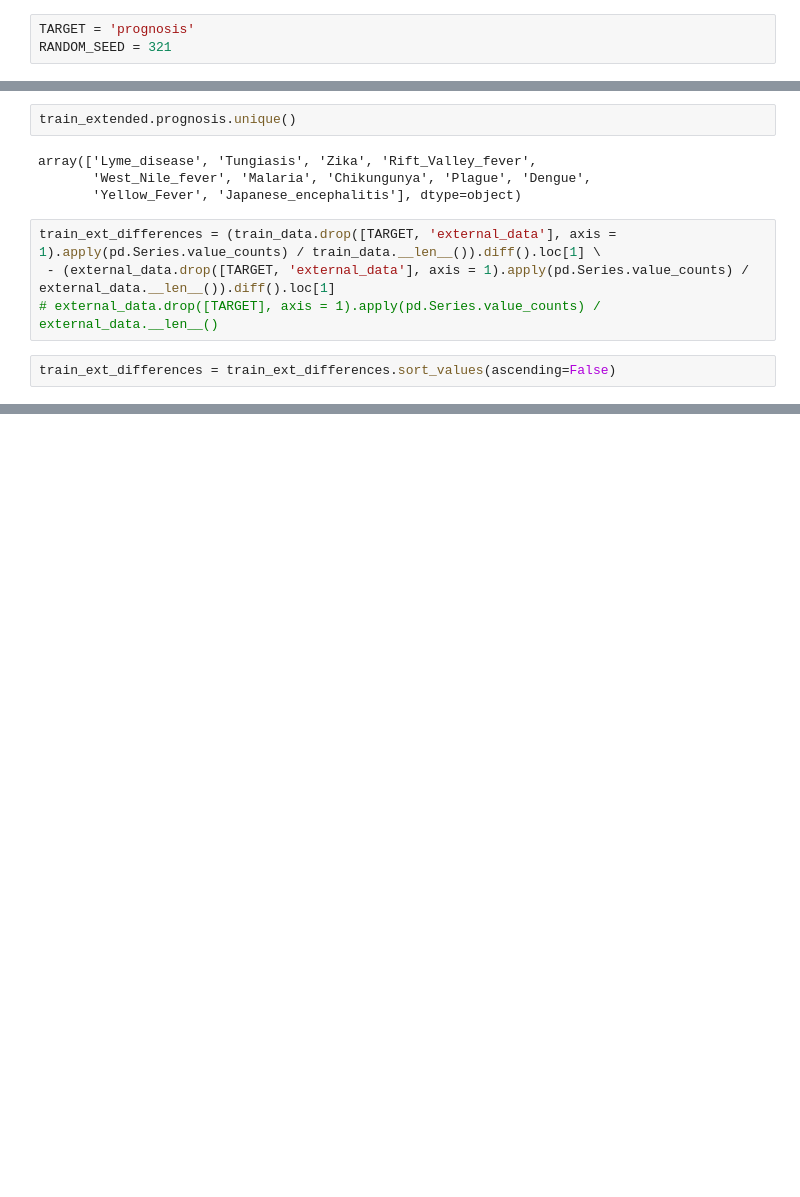
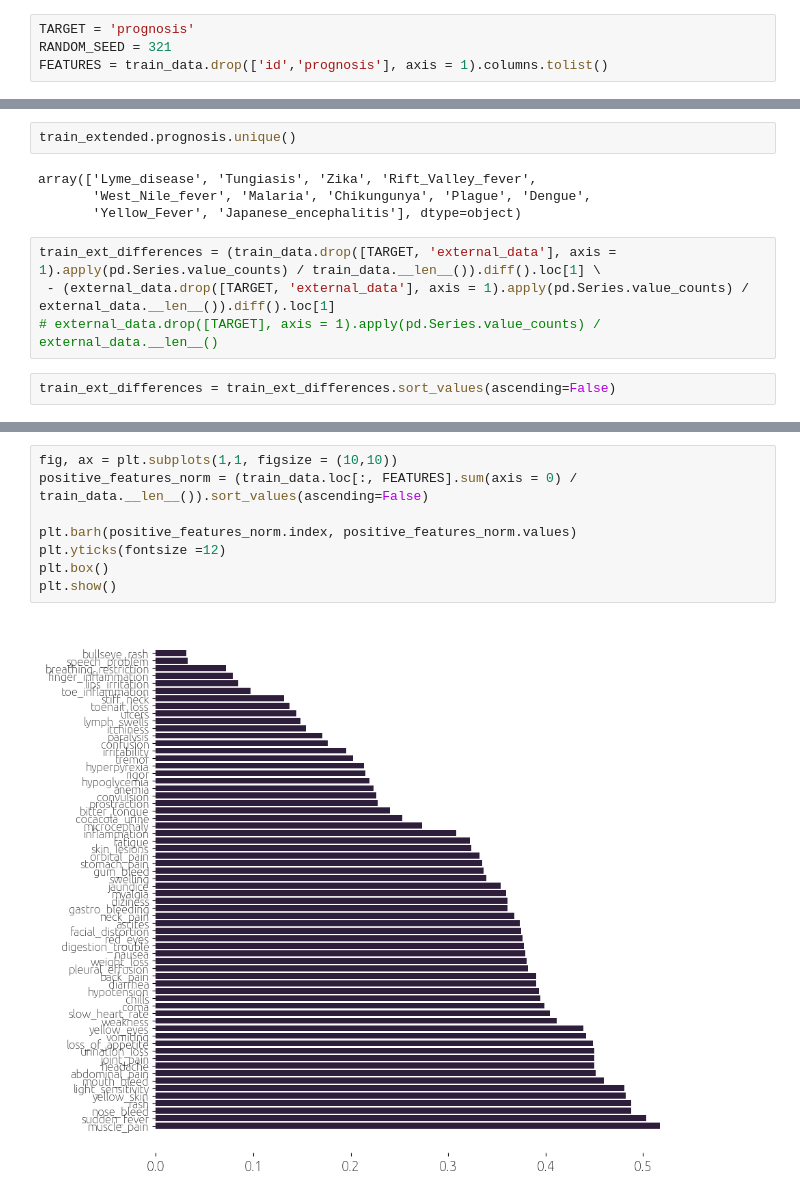
Before and after one commit to tripnv/playgrounds, a Jupyter notebook: 3-13/eda.ipynb, the cells around one changed output, grey strips where cells are left out. Drawn from its saved outputs; the diff is of its cells as text; blank space fills up the shorter version.

```diff
--- a/3-13/eda.ipynb
+++ b/3-13/eda.ipynb
@@ -55,6 +57,7 @@ sample_data = pd.read_csv(sample_data_path)
 # %%
 TARGET = 'prognosis'
 RANDOM_SEED = 321
+FEATURES = train_data.drop(['id','prognosis'], axis = 1).columns.tolist()
 # %%
 set(train_data.columns.tolist()).difference(set(external_data.columns.tolist()))
 # %% [output]
@@ -224,0 +264,10 @@ plt.box()
+# %%
+fig, ax = plt.subplots(1,1, figsize = (10,10))
+positive_features_norm = (train_data.loc[:, FEATURES].sum(axis = 0) / train_data.__len__()).sort_values(ascending=False)
+
+plt.barh(positive_features_norm.index, positive_features_norm.values)
+plt.yticks(fontsize =12)
+plt.box()
+plt.show()
+# %% [output]
+[figure, added]
```
Also changed, not shown: parts of 20 cells of this notebook, 1 other file.
